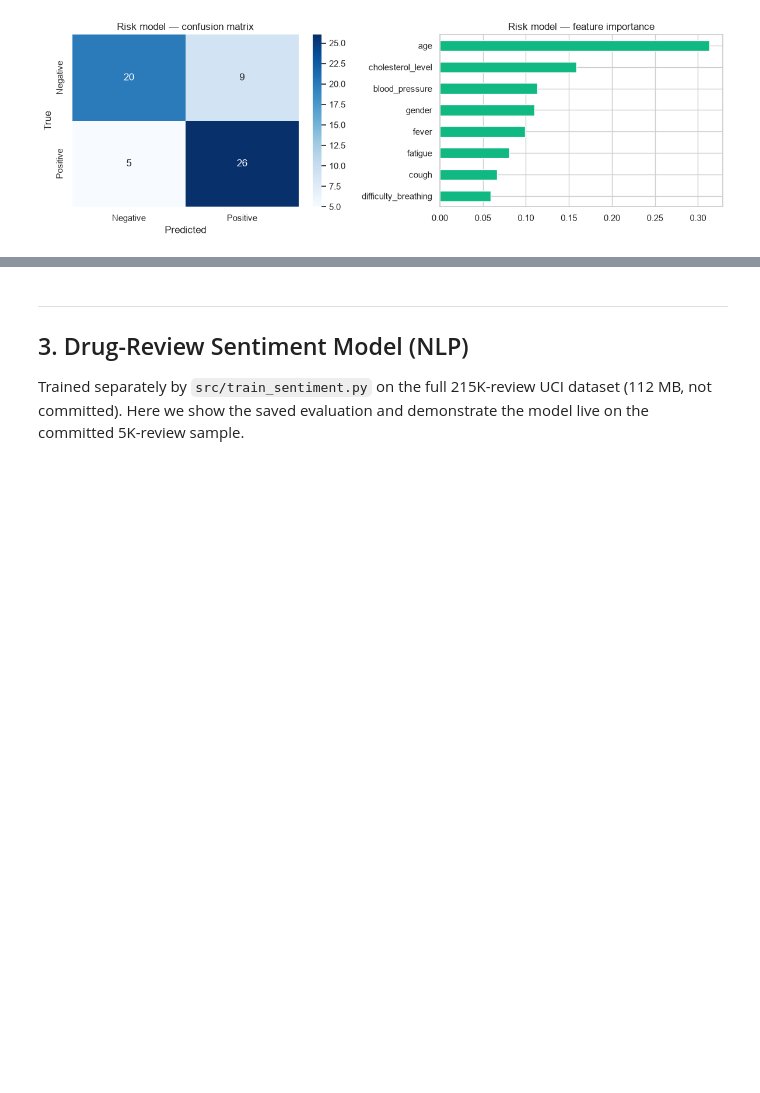
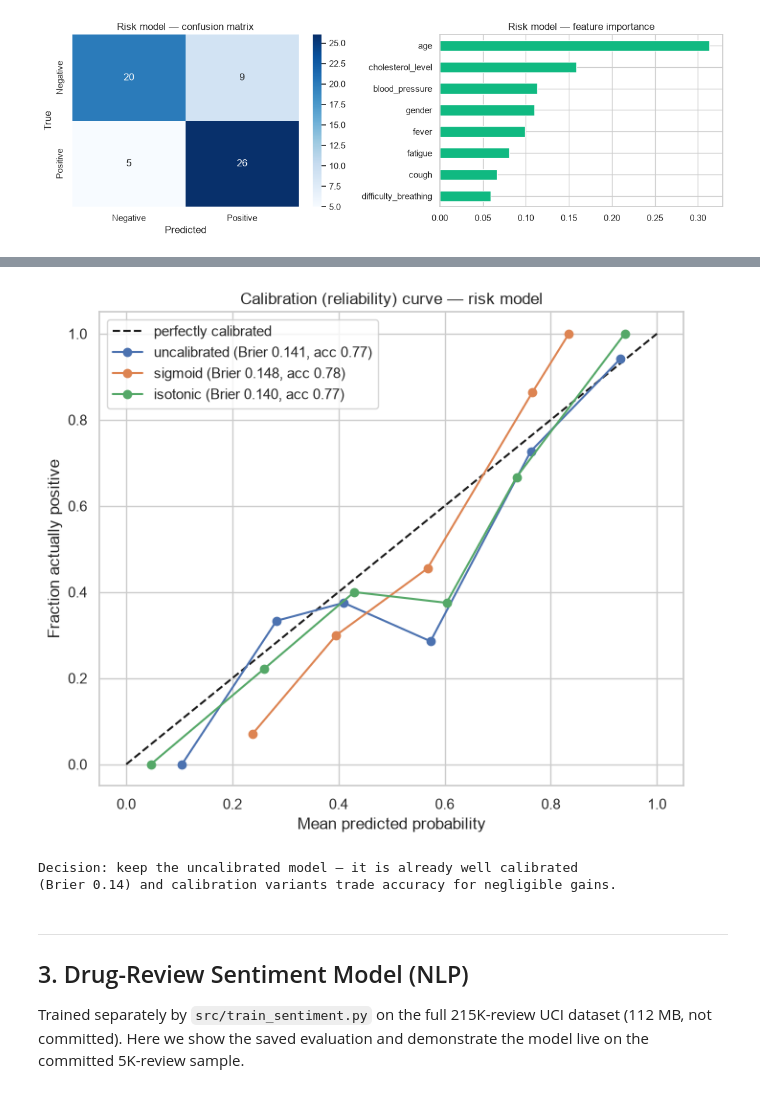
Before and after one commit to tanmay866/personalized-healthcare-recommendation-system, a Jupyter notebook: notebooks/02_modeling.ipynb, the cells around one changed output, grey strips where cells are left out. Drawn from its saved outputs; the diff is of its cells as text; code cells hidden in the pictures; blank space fills up the shorter version.

Commit message:
Add probability calibration analysis for risk model

```diff
--- a/notebooks/02_modeling.ipynb
+++ b/notebooks/02_modeling.ipynb
@@ -181,3 +185,33 @@ plt.tight_layout(); plt.show()
+# %%
+from sklearn.calibration import CalibratedClassifierCV, calibration_curve
+from sklearn.metrics import brier_score_loss
+from sklearn.base import clone
+
+y_te_bin = (yr_te == 'Positive').astype(int)
+models_cal = {'uncalibrated': rbest}
+for method in ('sigmoid', 'isotonic'):
+    c = CalibratedClassifierCV(clone(rbest), method=method, cv=5).fit(Xr_tr, yr_tr)
+    models_cal[method] = c
+
+plt.figure(figsize=(7, 6))
+plt.plot([0, 1], [0, 1], 'k--', label='perfectly calibrated')
+for name, model in models_cal.items():
+    idx = list(model.classes_).index('Positive')
+    p = model.predict_proba(Xr_te)[:, idx]
+    brier = brier_score_loss(y_te_bin, p)
+    acc = accuracy_score(yr_te, model.predict(Xr_te))
+    frac_pos, mean_pred = calibration_curve(y_te_bin, p, n_bins=6)
+    plt.plot(mean_pred, frac_pos, 'o-', label=f'{name} (Brier {brier:.3f}, acc {acc:.2f})')
+plt.xlabel('Mean predicted probability'); plt.ylabel('Fraction actually positive')
+plt.title('Calibration (reliability) curve — risk model')
+plt.legend(); plt.tight_layout(); plt.show()
+
+print('Decision: keep the uncalibrated model — it is already well calibrated')
+print('(Brier 0.14) and calibration variants trade accuracy for negligible gains.')
+# %% [output]
+[figure, added]
+Decision: keep the uncalibrated model — it is already well calibrated
+(Brier 0.14) and calibration variants trade accuracy for negligible gains.
 # %% [markdown]
 ---
 ## 3. Drug-Review Sentiment Model (NLP)
```
Also changed, not shown: parts of 1 cell of this notebook, 4 other files.
